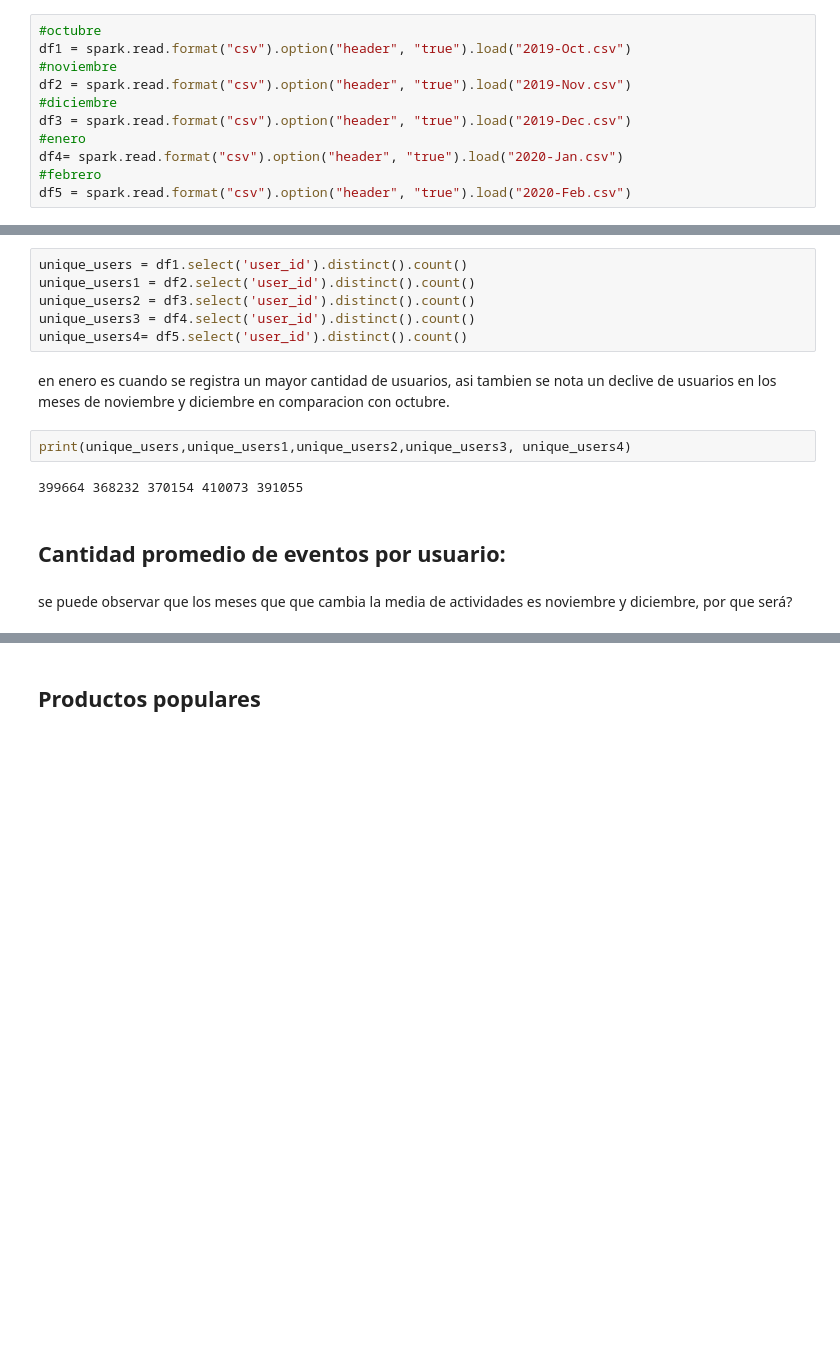
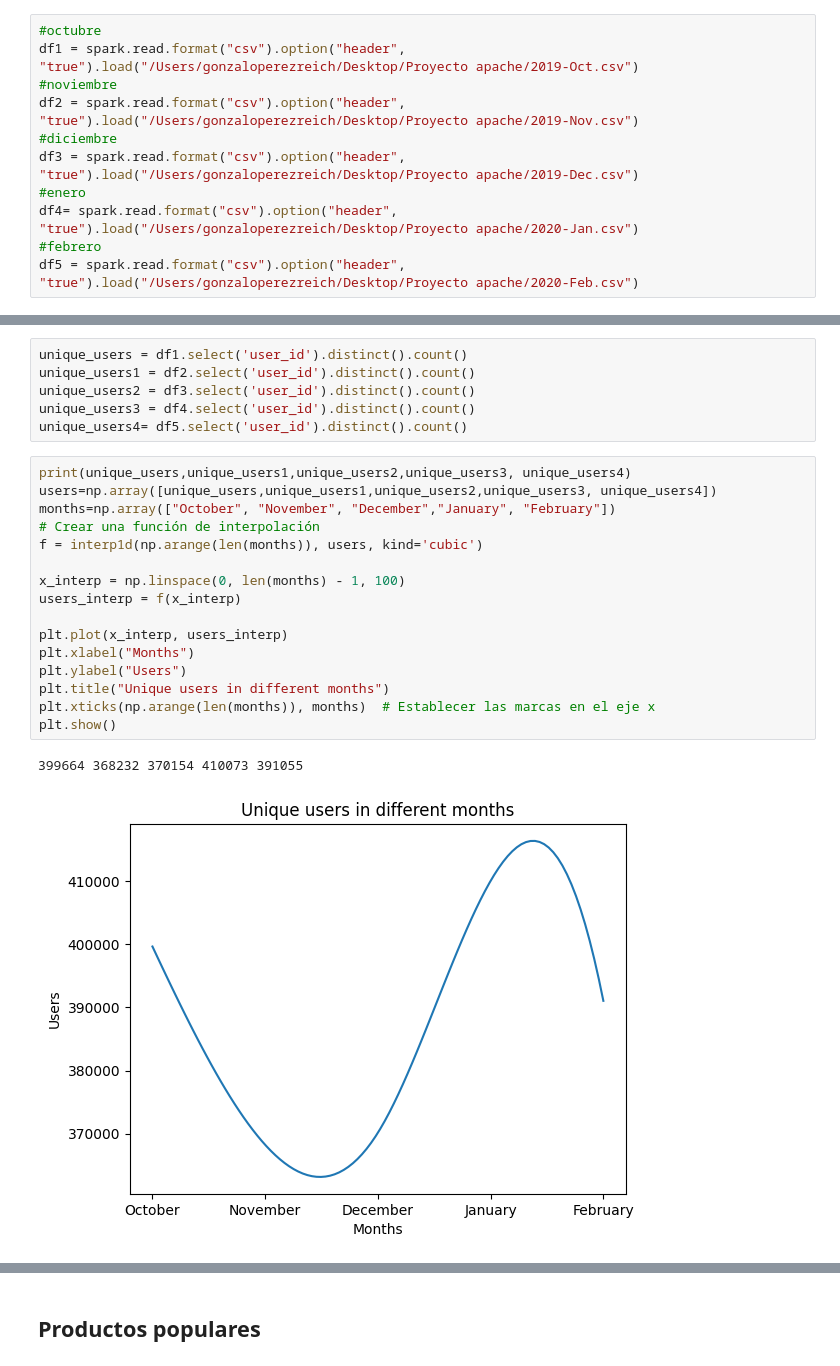
Before and after one commit to gonzaloperezreich/Spark-Ecommerce, a Jupyter notebook: proyect.ipynb, the cells around one changed output, grey strips where cells are left out. Cells and saved outputs as stored; diff of their text form; blank space fills up the shorter version.

Commit message:
Translating ÂÂ& adding some graphs

```diff
--- a/proyect.ipynb
+++ b/proyect.ipynb
@@ -14,11 +11,11 @@ To adjust logging level use sc.setLogLevel(newLevel). For SparkR, use setLogLeve
 # %%
 #octubre
-df1 = spark.read.format("csv").option("header", "true").load("2019-Oct.csv")
+df1 = spark.read.format("csv").option("header", "true").load("/Users/gonzaloperezreich/Desktop/Proyecto apache/2019-Oct.csv")
 #noviembre
-df2 = spark.read.format("csv").option("header", "true").load("2019-Nov.csv")
+df2 = spark.read.format("csv").option("header", "true").load("/Users/gonzaloperezreich/Desktop/Proyecto apache/2019-Nov.csv")
 #diciembre
-df3 = spark.read.format("csv").option("header", "true").load("2019-Dec.csv")
+df3 = spark.read.format("csv").option("header", "true").load("/Users/gonzaloperezreich/Desktop/Proyecto apache/2019-Dec.csv")
 #enero
-df4= spark.read.format("csv").option("header", "true").load("2020-Jan.csv")
+df4= spark.read.format("csv").option("header", "true").load("/Users/gonzaloperezreich/Desktop/Proyecto apache/2020-Jan.csv")
 #febrero
-df5 = spark.read.format("csv").option("header", "true").load("2020-Feb.csv")
+df5 = spark.read.format("csv").option("header", "true").load("/Users/gonzaloperezreich/Desktop/Proyecto apache/2020-Feb.csv")
@@ -46,13 +99,22 @@ unique_users1 = df2.select('user_id').distinct().count()
 unique_users2 = df3.select('user_id').distinct().count()
 unique_users3 = df4.select('user_id').distinct().count()
 unique_users4= df5.select('user_id').distinct().count()
-# %% [markdown]
-en enero es cuando se registra un mayor cantidad de usuarios, asi tambien se nota un declive de usuarios en los meses de noviembre y diciembre en comparacion con octubre.
-# %%
-print(unique_users,unique_users1,unique_users2,unique_users3, unique_users4)
-# %% [output]
-399664 368232 370154 410073 391055
-# %% [markdown]
-## Cantidad promedio de eventos por usuario:
-# %% [markdown]
-se puede observar que los meses que que cambia la media de actividades es noviembre y diciembre, por que será?
+# %%
+print(unique_users,unique_users1,unique_users2,unique_users3, unique_users4)
+users=np.array([unique_users,unique_users1,unique_users2,unique_users3, unique_users4])
+months=np.array(["October", "November", "December","January", "February"])
+# Crear una función de interpolación
+f = interp1d(np.arange(len(months)), users, kind='cubic')
+
+x_interp = np.linspace(0, len(months) - 1, 100)
+users_interp = f(x_interp)
+
+plt.plot(x_interp, users_interp)
+plt.xlabel("Months")
+plt.ylabel("Users")
+plt.title("Unique users in different months")
+plt.xticks(np.arange(len(months)), months)  # Establecer las marcas en el eje x
+plt.show()
+# %% [output]
+399664 368232 370154 410073 391055
+[figure, added]
```
Also changed, not shown: parts of 13 cells of this notebook.
